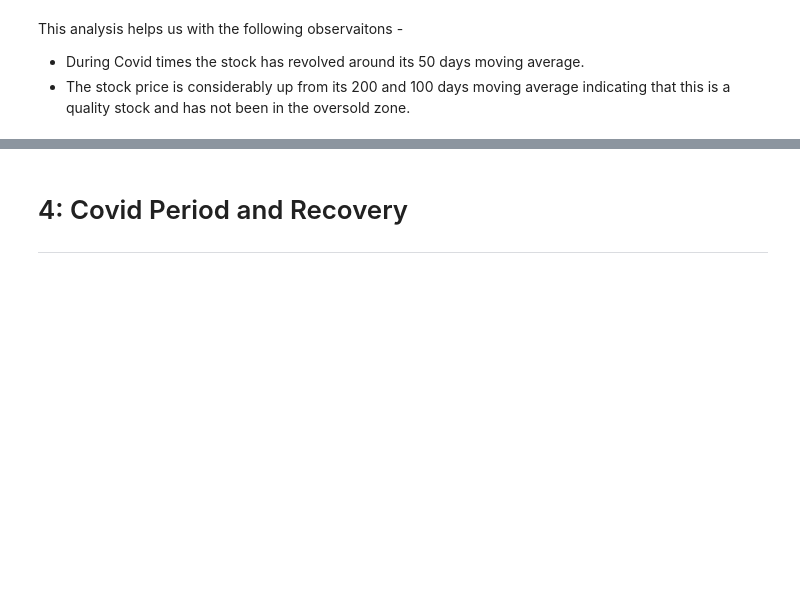
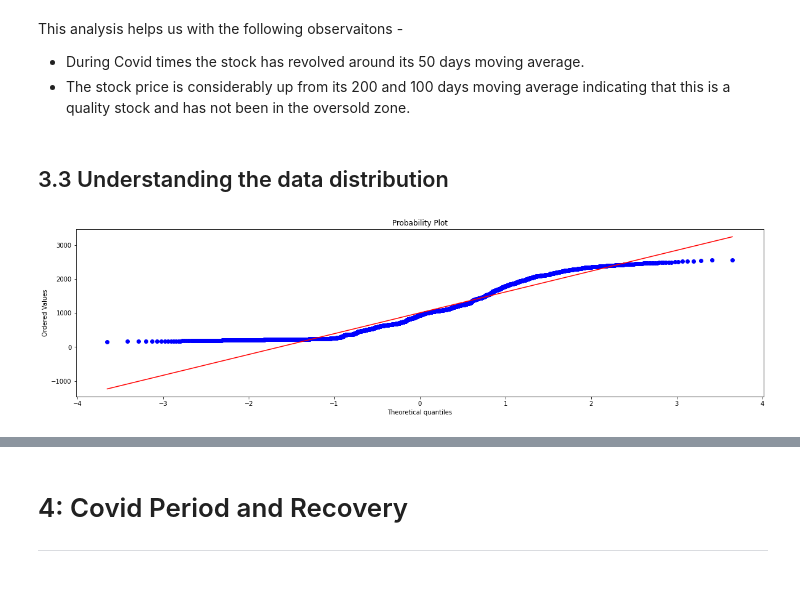
Before and after one commit to hargurjeet/MachineLearning, a Jupyter notebook: Nifty_50_Time_Series_Forecasting.ipynb, the cells around one changed output, grey strips where cells are left out. Saved outputs shown, nothing was run; the diff lists cells and outputs as text; code cells hidden in the pictures; blank space fills up the shorter version.

```diff
--- a/Nifty_50_Time_Series_Forecasting.ipynb
+++ b/Nifty_50_Time_Series_Forecasting.ipynb
@@ -309,3 +359,10 @@ df.loc[df["Year"] == 2020][['VWAP', '50daysMA','100daysMA','200daysMA']].plot();
 This analysis helps us with the following observaitons -
 - During Covid times the stock has revolved around its 50 days moving average.
 - The stock price is considerably up from its 200 and 100 days moving average indicating that this is a quality stock and has not been in the oversold zone.
+# %% [markdown]
+## 3.3 Understanding the data distribution
+# %%
+scipy.stats.probplot(df.VWAP,plot=pylab)
+pylab.show()
+# %% [output]
+[figure, added]
```
Also changed, not shown: parts of 11 cells of this notebook.
